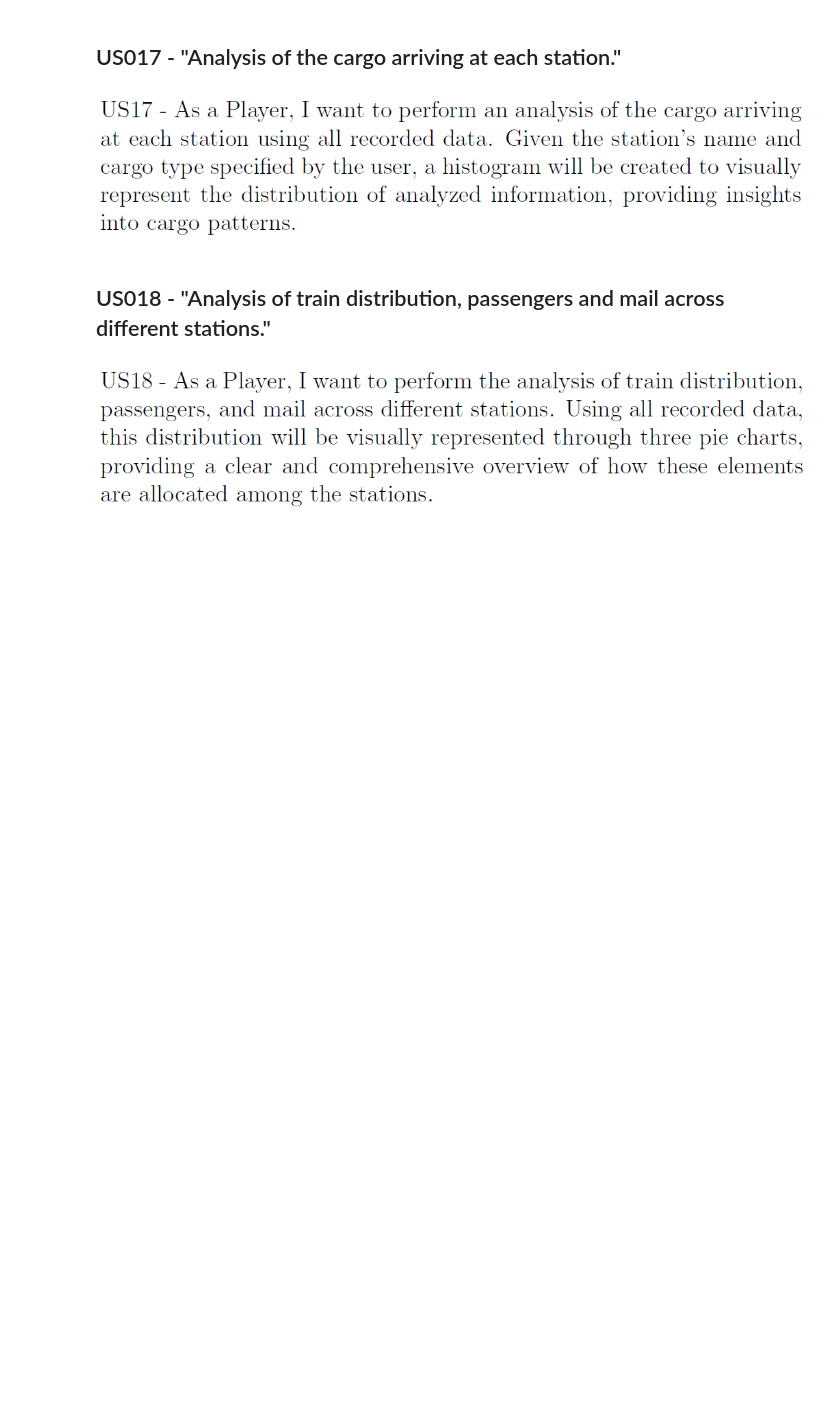
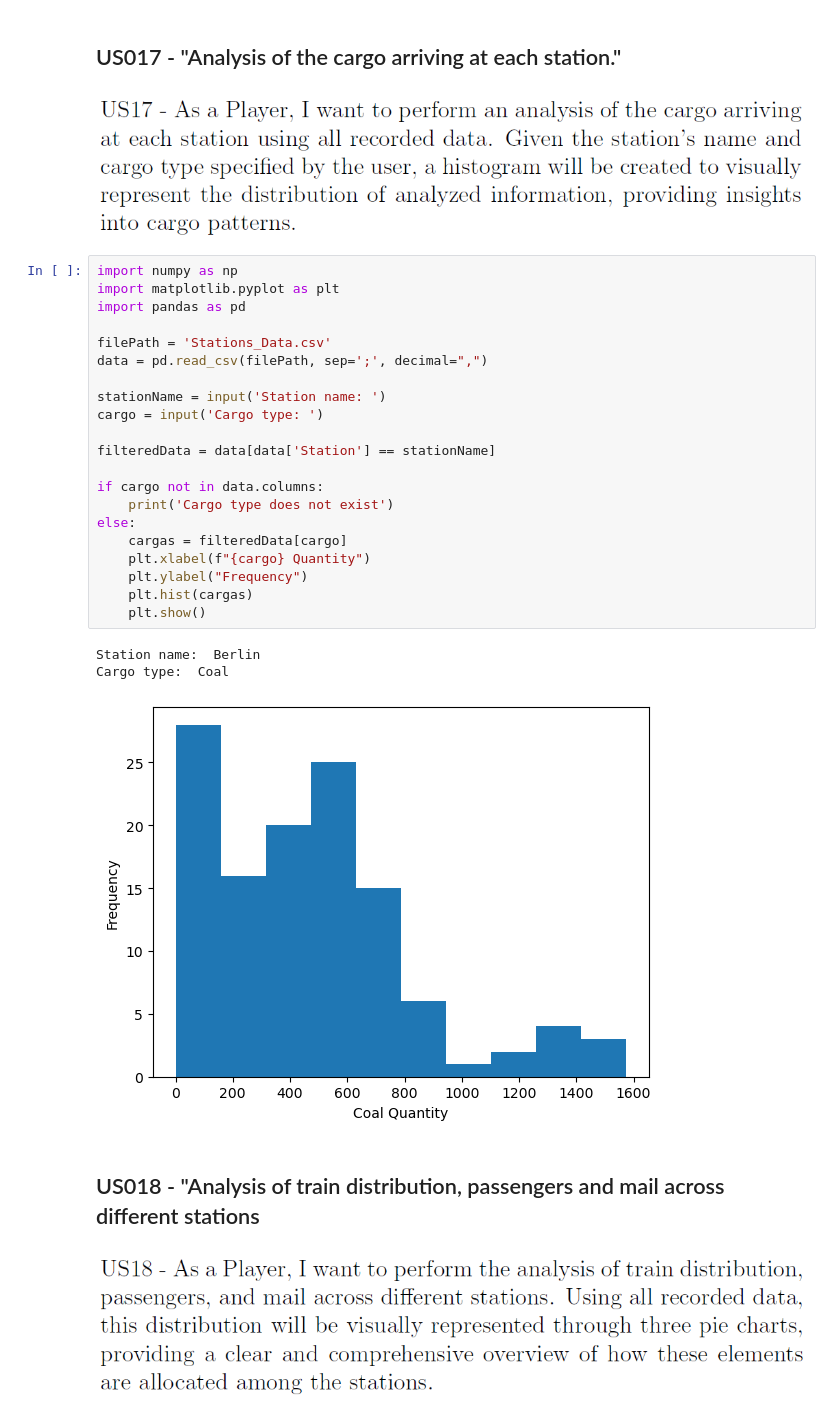
Before and after one commit to ivasduarte/all-aboard, a Jupyter notebook: stats/sprint2/IntegrativeProjectNotebook.ipynb, the cells around one changed output. Drawn from its saved outputs; the diff is of its cells as text; blank space fills up the shorter version.

Commit message:
US017(docs): Statistic Analysis

```diff
--- a/stats/sprint2/IntegrativeProjectNotebook.ipynb
+++ b/stats/sprint2/IntegrativeProjectNotebook.ipynb
@@ -91,8 +91,33 @@ else:
 ## US017 - "Analysis of the cargo arriving at each station."
 # %% [markdown]
 ![image.png](attachment:c107f50a-16b4-4065-ae18-a4680d384df6.png)
+# %%
+import numpy as np
+import matplotlib.pyplot as plt
+import pandas as pd
+
+filePath = 'Stations_Data.csv'
+data = pd.read_csv(filePath, sep=';', decimal=",")
+
+stationName = input('Station name: ')
+cargo = input('Cargo type: ')
+
+filteredData = data[data['Station'] == stationName]
+
+if cargo not in data.columns:
+    print('Cargo type does not exist')
+else:
+    cargas = filteredData[cargo]
+    plt.xlabel(f"{cargo} Quantity")
+    plt.ylabel("Frequency")
+    plt.hist(cargas)
+    plt.show()
+# %% [output]
+Station name:  Berlin
+Cargo type:  Coal
+[figure, added]
 # %% [markdown]
-## US018 - "Analysis of train distribution, passengers and mail across different stations."
+## US018 - "Analysis of train distribution, passengers and mail across different stations
 # %% [markdown]
 ![image.png](attachment:c7ad3249-5424-40c5-a4e2-fd0d1c47b983.png)
 # %% [markdown]
```
Also changed, not shown: parts of 1 cell of this notebook.
